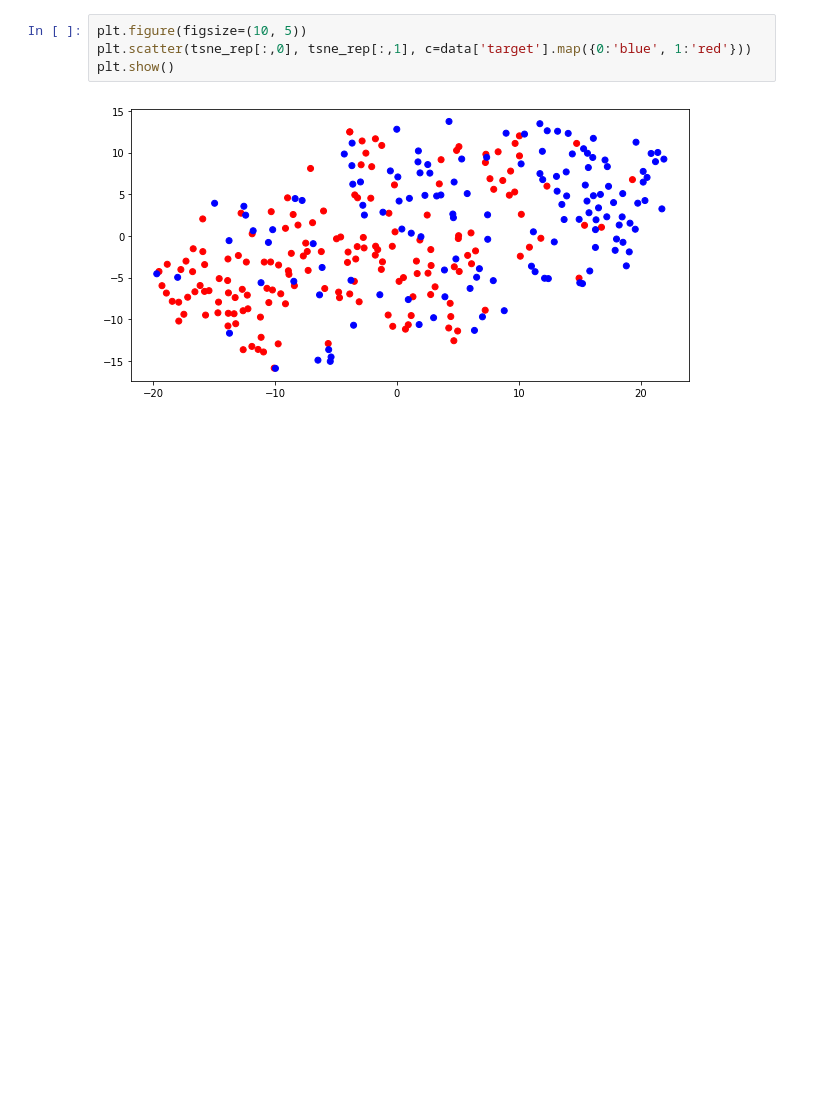
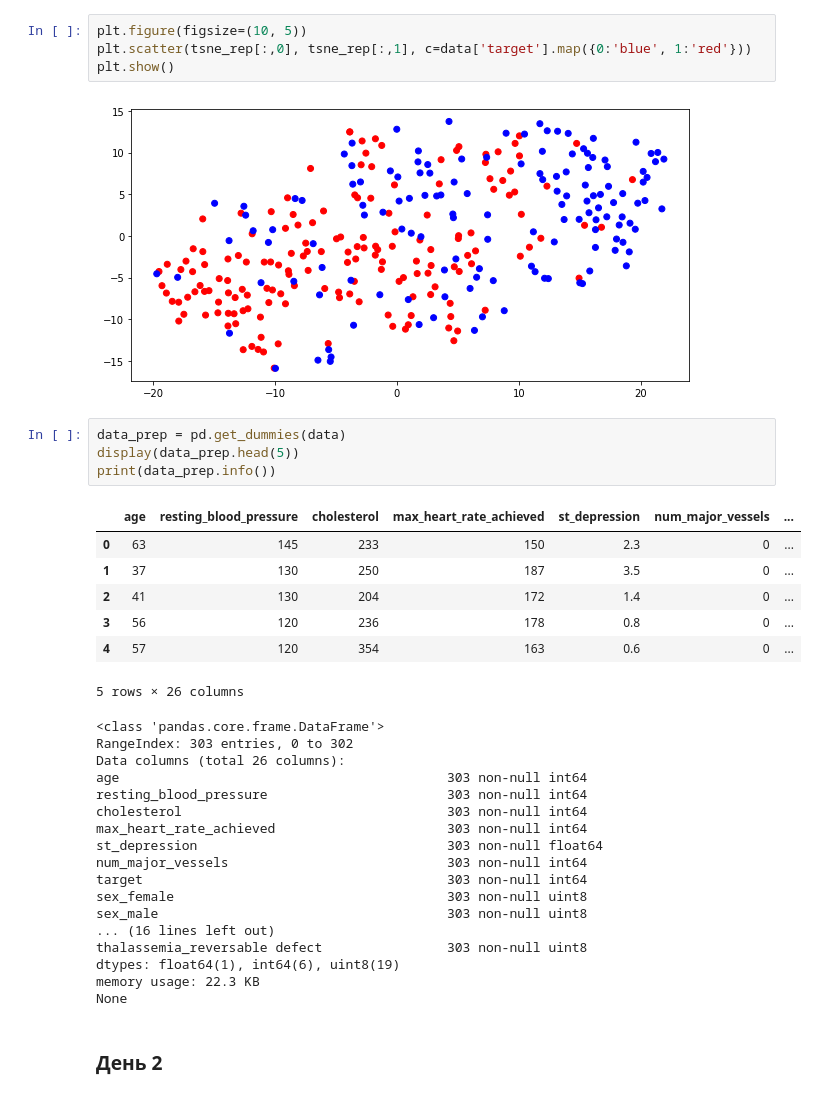
Before and after one commit to BoykoAA/workshop_itr_ML, a Jupyter notebook: Practice1_.ipynb, the cells around one changed output. Drawn from its saved outputs; the diff is of its cells as text; blank space fills up the shorter version.

```diff
--- a/Practice1_.ipynb
+++ b/Practice1_.ipynb
@@ -294,3 +296,34 @@ plt.scatter(tsne_rep[:,0], tsne_rep[:,1], c=data['target'].map({0:'blue', 1:'red
 plt.show()
 # %% [output]
 [figure]
+# %%
+data_prep = pd.get_dummies(data)
+display(data_prep.head(5))
+print(data_prep.info())
+# %% [output]
+|  | age | resting_blood_pressure | cholesterol | max_heart_rate_achieved | st_depression | num_major_vessels | ... |
+| 0 | 63 | 145 | 233 | 150 | 2.3 | 0 | ... |
+| 1 | 37 | 130 | 250 | 187 | 3.5 | 0 | ... |
+| 2 | 41 | 130 | 204 | 172 | 1.4 | 0 | ... |
+| 3 | 56 | 120 | 236 | 178 | 0.8 | 0 | ... |
+| 4 | 57 | 120 | 354 | 163 | 0.6 | 0 | ... |
+5 rows × 26 columns
+<class 'pandas.core.frame.DataFrame'>
+RangeIndex: 303 entries, 0 to 302
+Data columns (total 26 columns):
+age                                          303 non-null int64
+resting_blood_pressure                       303 non-null int64
+cholesterol                                  303 non-null int64
+max_heart_rate_achieved                      303 non-null int64
+st_depression                                303 non-null float64
+num_major_vessels                            303 non-null int64
+target                                       303 non-null int64
+sex_female                                   303 non-null uint8
+sex_male                                     303 non-null uint8
+... (16 lines left out)
+thalassemia_reversable defect                303 non-null uint8
+dtypes: float64(1), int64(6), uint8(19)
+memory usage: 22.3 KB
+None
+# %% [markdown]
+### День 2
```
Also changed, not shown: parts of 3 cells of this notebook.
